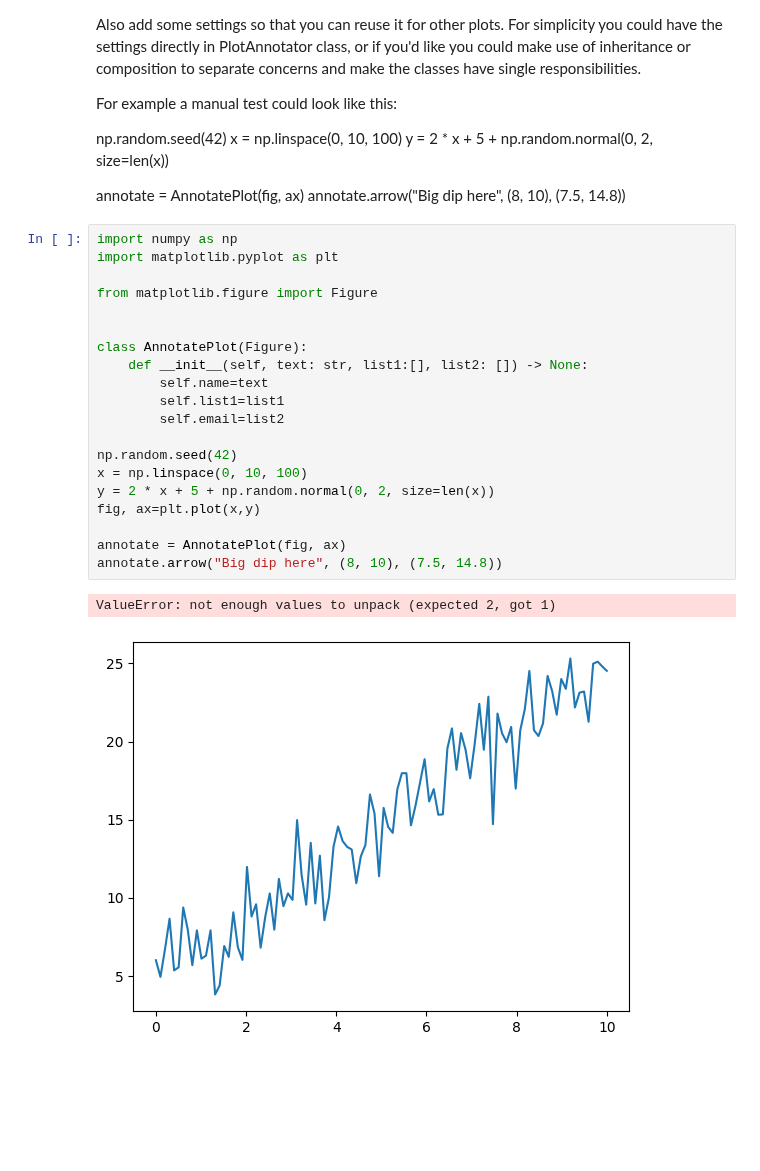
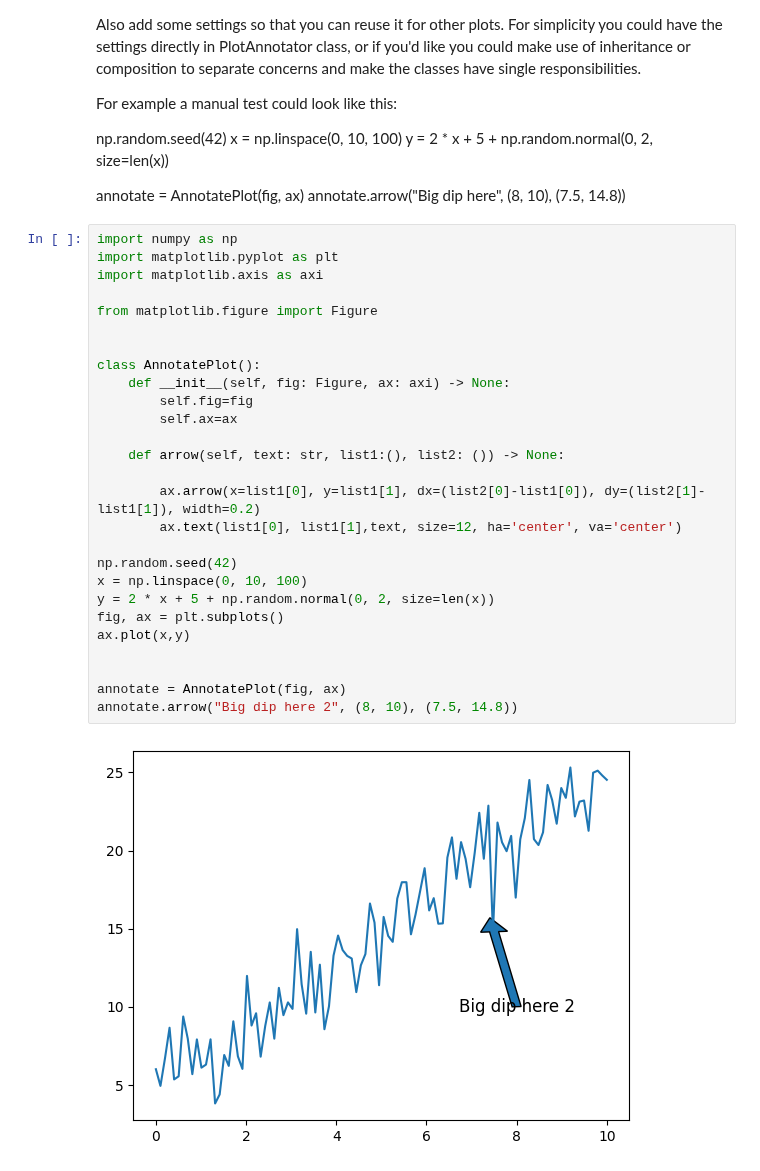
Before and after one commit to danlundh67/Python-Dan-Lund-OPA23, a Jupyter notebook: exercises/11_oop.ipynb, the cells around one changed output. Cells and saved outputs as stored; diff of their text form; blank space fills up the shorter version.

```diff
--- a/exercises/11_oop.ipynb
+++ b/exercises/11_oop.ipynb
@@ -188,23 +188,29 @@ annotate.arrow("Big dip here", (8, 10), (7.5, 14.8))
 # %%
 import numpy as np
 import matplotlib.pyplot as plt
+import matplotlib.axis as axi
 
 from matplotlib.figure import Figure
 
 
-class AnnotatePlot(Figure):
-    def __init__(self, text: str, list1:[], list2: []) -> None:
-        self.name=text
-        self.list1=list1
-        self.email=list2
+class AnnotatePlot():
+    def __init__(self, fig: Figure, ax: axi) -> None:
+        self.fig=fig
+        self.ax=ax
+
+    def arrow(self, text: str, list1:(), list2: ()) -> None:
+
+        ax.arrow(x=list1[0], y=list1[1], dx=(list2[0]-list1[0]), dy=(list2[1]-list1[1]), width=0.2)
+        ax.text(list1[0], list1[1],text, size=12, ha='center', va='center')
 
 np.random.seed(42)
 x = np.linspace(0, 10, 100)
 y = 2 * x + 5 + np.random.normal(0, 2, size=len(x))
-fig, ax=plt.plot(x,y)
+fig, ax = plt.subplots()
+ax.plot(x,y)
+
 
 annotate = AnnotatePlot(fig, ax)
-annotate.arrow("Big dip here", (8, 10), (7.5, 14.8))
+annotate.arrow("Big dip here 2", (8, 10), (7.5, 14.8))
 # %% [output]
-ValueError: not enough values to unpack (expected 2, got 1)
-[figure, old version]
+[figure, new version]
```
Also changed, not shown: parts of 1 cell of this notebook.
